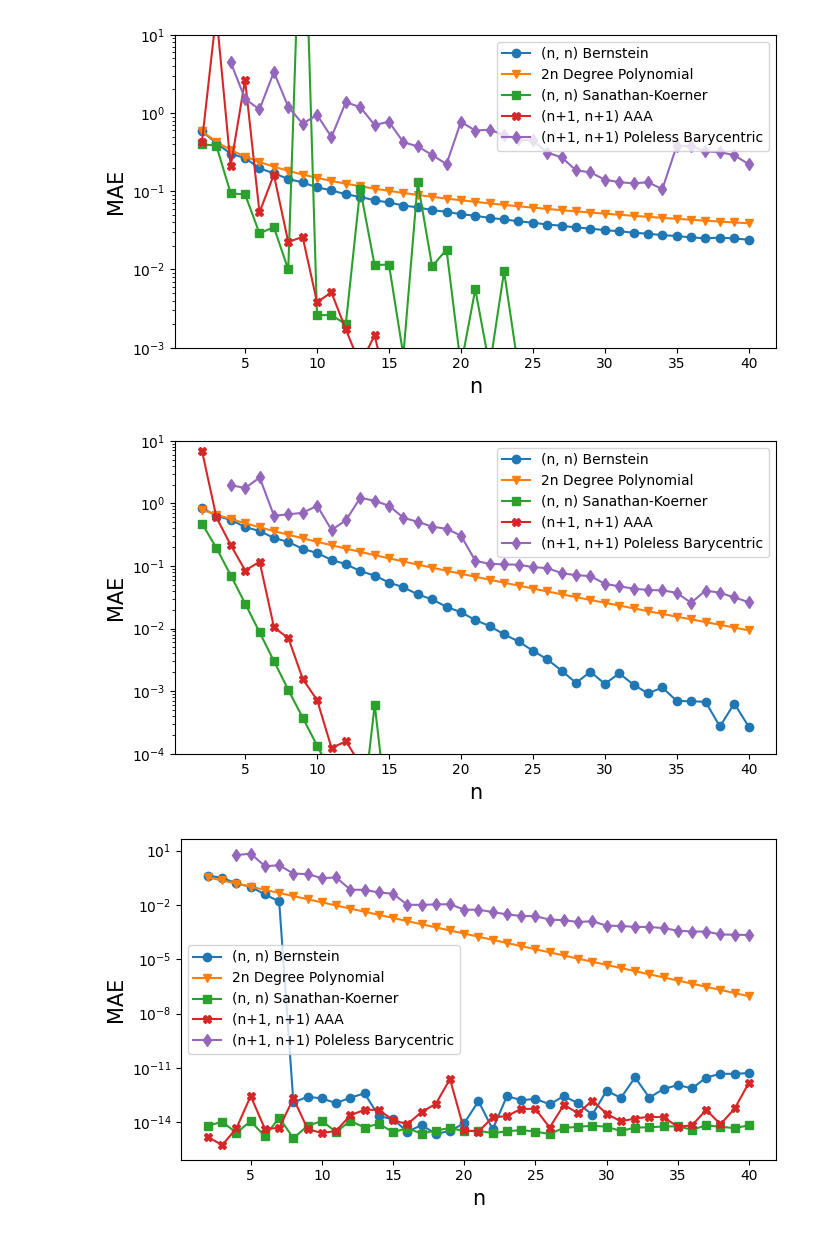
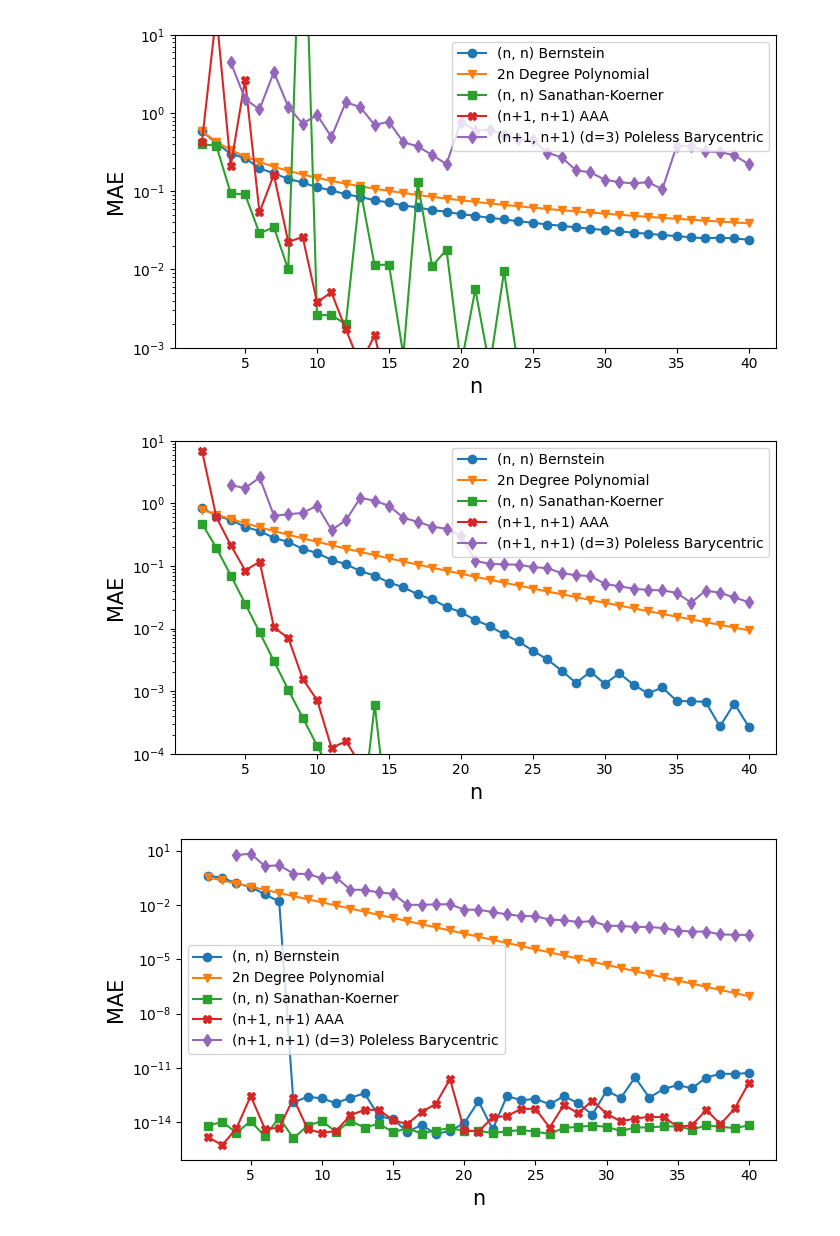
Before and after one commit to infamoussoap/RationalFunctionApproximation, a Jupyter notebook: Numerical Tests/Function Approx Plots.ipynb, the cells around one changed output. Cells and saved outputs as stored; diff of their text form; code cells hidden in the pictures.

```diff
--- a/Numerical Tests/Function Approx Plots.ipynb
+++ b/Numerical Tests/Function Approx Plots.ipynb
@@ -8,34 +8,36 @@ markers = ['o', 'v', 's', 'X', 'd', '8', 'p', '>']
 # %%
 fig, ax = plt.subplots(1, 1, figsize=(7, 4))
 
 df = pd.read_csv('Tests/function_approx/csv_files/abs_max.csv', index_col=0)
 
 i = 0
 for col in df.columns:
     if col in ['Linearized Bernstein', 'Natural Spline']:
         continue
 
     if col in ['Bernstein', 'SK']:
         label = f"(n, n) {col}" if col != 'SK' else f"(n, n) Sanathan-Koerner"
     elif col == 'Polynomial':
         label = f"2n Degree Polynomial"
+    elif col == 'Poleless Barycentric':
+        label = f"(n+1, n+1) (d=3) {col}"
     else:
         label = f"(n+1, n+1) {col}"
 
     ax.plot(df[col], label=label, marker=markers[i])
     i += 1
 
 ax.set_yscale('log')
 ax.set_ylim(1e-3, 10)
 ax.legend()
 
 ax.set_ylabel('MAE', fontsize=15)
 ax.set_xlabel('n', fontsize=15)
 
 plt.tight_layout()
-plt.savefig(f"abs_convergence.png", dpi=150)
+# plt.savefig(f"abs_convergence.png", dpi=150)
 # %% [output]
-[figure, old version]
+[figure, new version]
 # %%
 fig, ax = plt.subplots(1, 1, figsize=(7, 4))
 
@@ -50,6 +52,8 @@ for col in df.columns:
         label = f"(n, n) {col}" if col != 'SK' else f"(n, n) Sanathan-Koerner"
     elif col == 'Polynomial':
         label = f"2n Degree Polynomial"
+    elif col == 'Poleless Barycentric':
+        label = f"(n+1, n+1) (d=3) {col}"
     else:
         label = f"(n+1, n+1) {col}"
 
@@ -66,7 +70,7 @@ ax.set_xlabel('n', fontsize=15)
 plt.tight_layout()
 plt.savefig(f"tan_convergence.png", dpi=150)
 # %% [output]
-[figure, old version]
+[figure, new version]
 # %%
 fig, ax = plt.subplots(1, 1, figsize=(7, 4))
 
@@ -81,6 +85,8 @@ for col in df.columns:
         label = f"(n, n) {col}" if col != 'SK' else f"(n, n) Sanathan-Koerner"
     elif col == 'Polynomial':
         label = f"2n Degree Polynomial"
+    elif col == 'Poleless Barycentric':
+        label = f"(n+1, n+1) (d=3) {col}"
     else:
         label = f"(n+1, n+1) {col}"
 
@@ -96,4 +102,4 @@ ax.set_xlabel('n', fontsize=15)
 plt.tight_layout()
 plt.savefig(f"runge_convergence.png", dpi=150)
 # %% [output]
-[figure, old version]
+[figure, new version]
```
Also changed, not shown: 6 other files.
